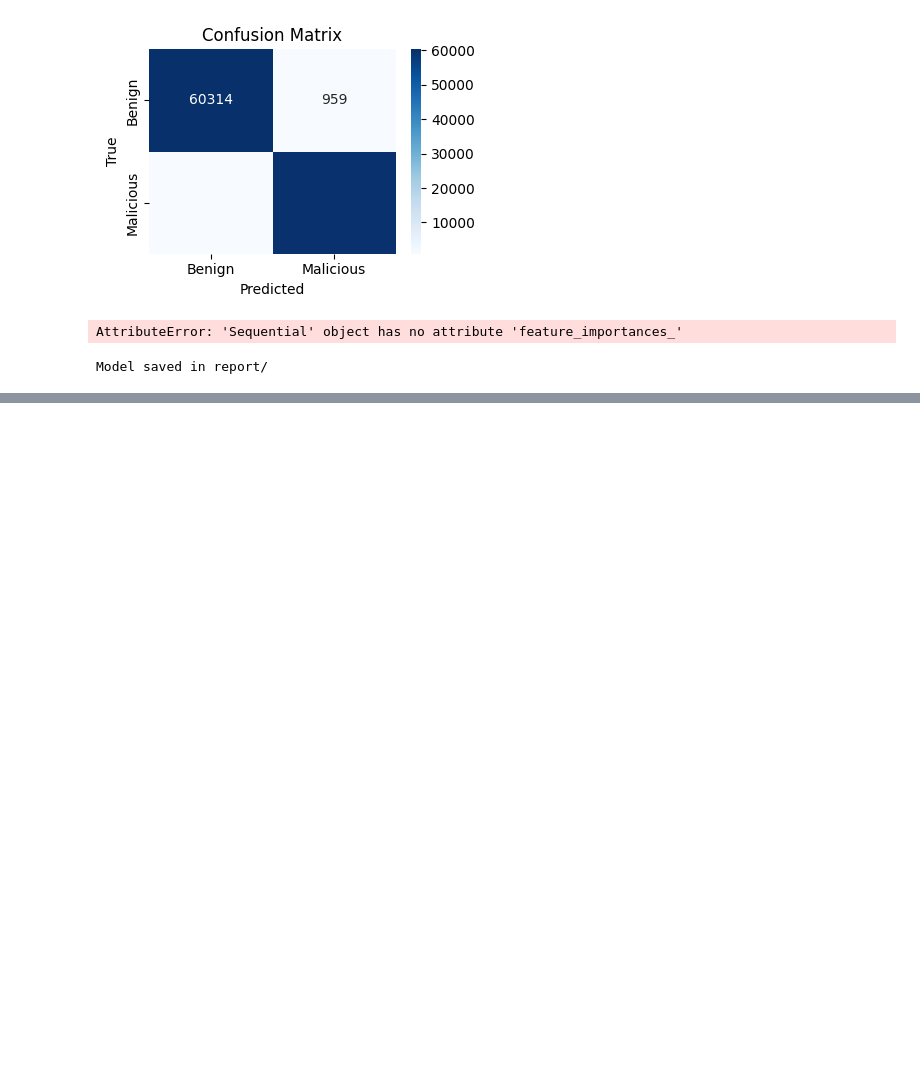
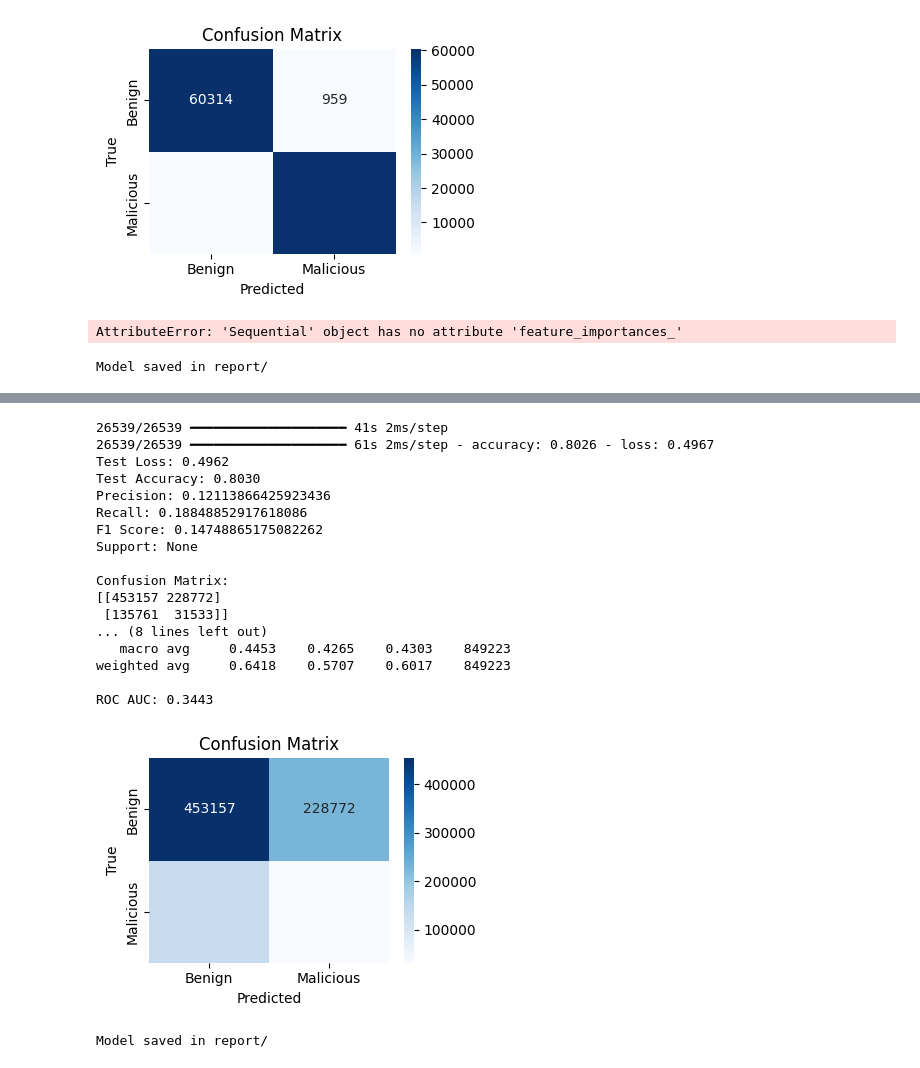
Before and after one commit to Rish4bh0/ECE5565-ML-DL, a Jupyter notebook: clstm_session_baseline.ipynb, the cells around one changed output, grey strips where cells are left out. Cells and saved outputs as stored; diff of their text form; code cells hidden in the pictures; blank space fills up the shorter version.

Commit message:
ran second and third datasets on clstm model and saved results

```diff
--- a/clstm_session_baseline.ipynb
+++ b/clstm_session_baseline.ipynb
@@ -196,0 +226,20 @@ Model saved in report/
+# %%
+# 12 CICIDS2017 set testing training
+
+#this version is modified in terms of shape so that we can use it on the CICIDS2017 data set
+cnn_model2 = Sequential()
+cnn_model2.add(layers.Conv1D(filters=64, kernel_size=5, strides=2, padding='valid', activation='relu', input_shape=(78, 1)))
+cnn_model2.add(layers.Conv1D(filters=64, kernel_size=3, strides=2, padding='valid', activation='relu'))
+cnn_model2.add(layers.MaxPooling1D(pool_size=2, strides=2, padding='valid'))
+cnn_model2.add(layers.LSTM(units=32, return_sequences=False))
+cnn_model2.add(layers.Dense(128, activation='relu'))
+cnn_model2.add(layers.Dropout(rate=0.5))
+cnn_model2.add(layers.Dense(units=32, activation='relu'))
+cnn_model2.add(layers.Dropout(rate=0.5))
+cnn_model2.add(layers.Dense(units=1, activation='sigmoid'))
+
+
+cnn_model.compile(optimizer='adam',
+              loss='binary_crossentropy',
+              metrics=['accuracy'])
+cnn_model.fit(X_train2, y_train2, epochs=10, batch_size=32)
@@ -196,0 +268,56 @@ Model saved in report/
+# %%
+# 13 CICIDS2017 set testing evaluation
+
+y_pred_proba2 = cnn_model2.predict(X_test2)
+y_pred2 = (y_pred_proba2 > 0.5).astype(int)
+loss, accuracy = cnn_model.evaluate(X_test2, y_test2, verbose=1)
+precision, recall, fscore, support = precision_recall_fscore_support(y_test2, y_pred2, average='binary')
+
+print(f"Test Loss: {loss:.4f}")
+print(f"Test Accuracy: {accuracy:.4f}")
+print(f"Precision: {precision}")
+print(f"Recall: {recall}")
+print(f"F1 Score: {fscore}")
+print(f"Support: {support}")
+
+print("\nConfusion Matrix:")
+print(confusion_matrix(y_test2, y_pred2))
+print("\nClassification Report:")
+print(classification_report(y_test2, y_pred2, digits=4))
+print("ROC AUC:", round(roc_auc_score(y_test2, y_pred_proba2), 4))
+
+cm = confusion_matrix(y_test2, y_pred2)
+plt.figure(figsize=(4,3))
+sns.heatmap(cm, annot=True, fmt="d", cmap="Blues",
+            xticklabels=["Benign", "Malicious"],
+            yticklabels=["Benign", "Malicious"])
+plt.title("Confusion Matrix")
+plt.xlabel("Predicted")
+plt.ylabel("True")
+plt.tight_layout()
+plt.show()
+# %% [output]
+26539/26539 ━━━━━━━━━━━━━━━━━━━━ 41s 2ms/step
+26539/26539 ━━━━━━━━━━━━━━━━━━━━ 61s 2ms/step - accuracy: 0.8026 - loss: 0.4967
+Test Loss: 0.4962
+Test Accuracy: 0.8030
+Precision: 0.12113866425923436
+Recall: 0.18848852917618086
+F1 Score: 0.14748865175082262
+Support: None
+
+Confusion Matrix:
+[[453157 228772]
+ [135761  31533]]
+... (8 lines left out)
+   macro avg     0.4453    0.4265    0.4303    849223
+weighted avg     0.6418    0.5707    0.6017    849223
+
+ROC AUC: 0.3443
+[figure, added]
+# %%
+# 14 Save CICIDS2017 model
+cnn_model2.save("report/clstm2_session_model.keras")
+print("\nModel saved in report/")
+# %% [output]
+Model saved in report/
```
Also changed, not shown: parts of 8 cells of this notebook.
